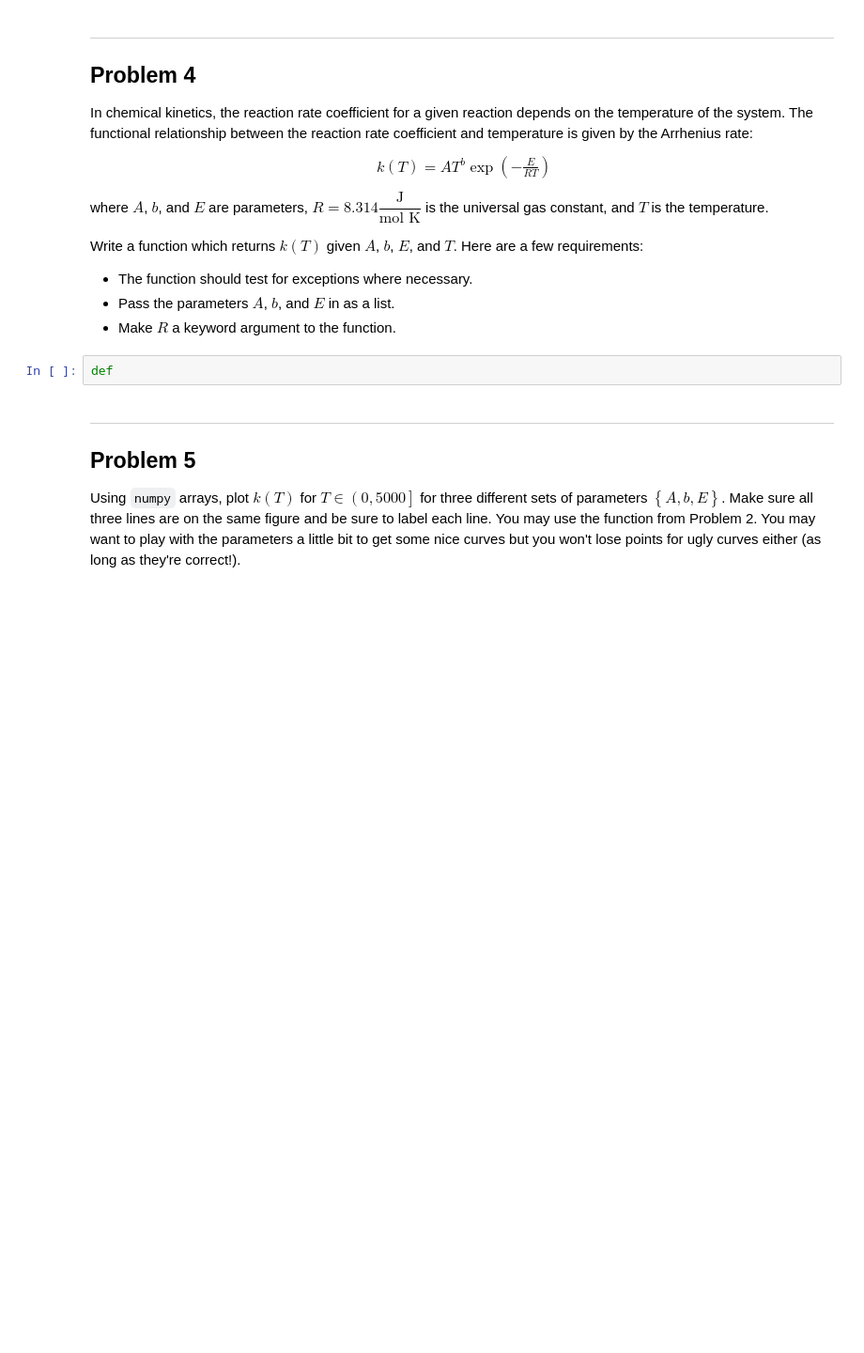
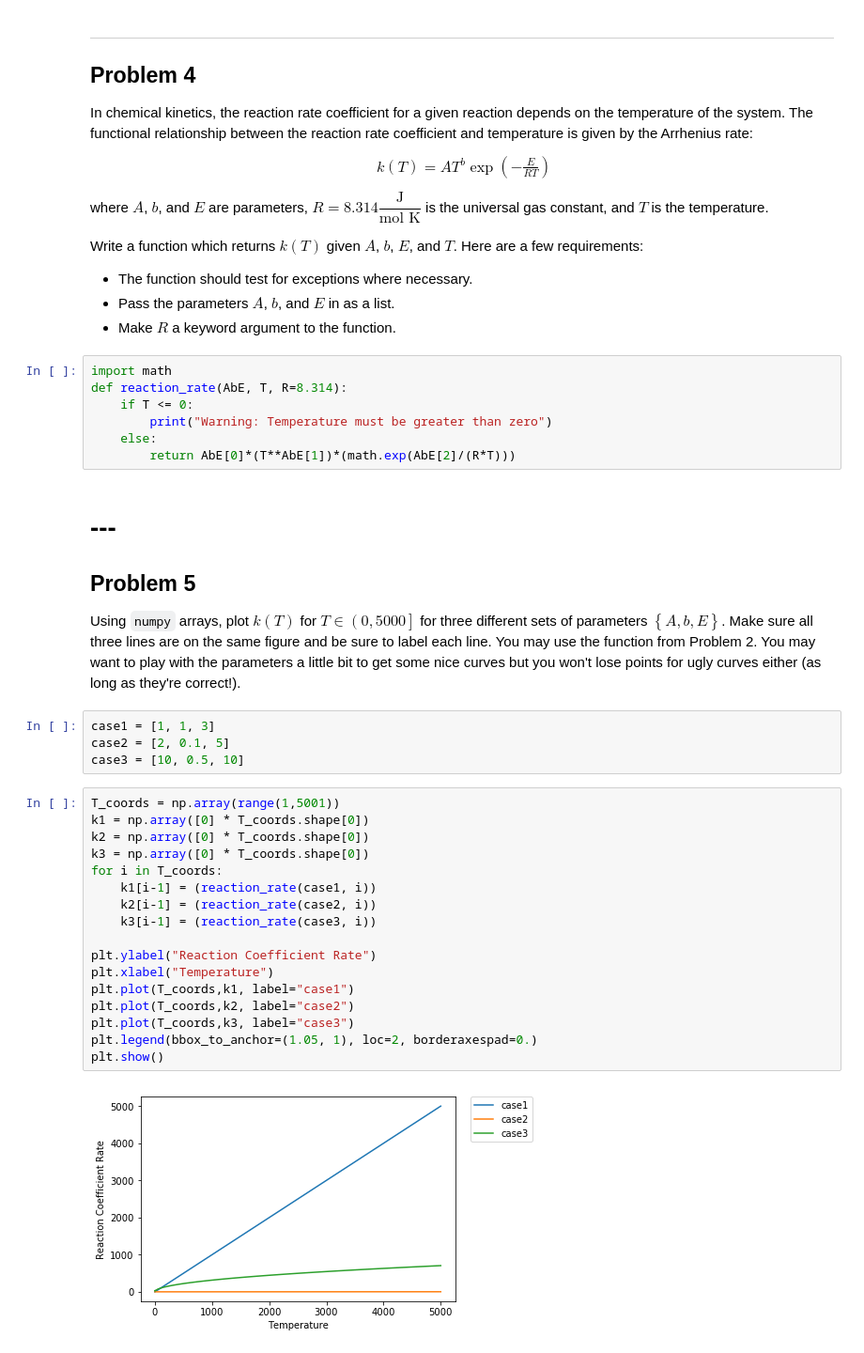
Before and after one commit to kevinzhang99/cs207_yijun_shen, a Jupyter notebook: homeworks/HW3/HW3-final.ipynb, the cells around one changed output. Shown at 94% size. Cells and saved outputs as stored; diff of their text form; blank space fills up the shorter version.

```diff
--- a/homeworks/HW3/HW3-final.ipynb
+++ b/homeworks/HW3/HW3-final.ipynb
@@ -193,9 +212,37 @@ Write a function which returns $k\left(T\right)$ given $A$, $b$, $E$, and $T$.
 * The function should test for exceptions where necessary.
 * Pass the parameters $A$, $b$, and $E$ in as a list.
 * Make $R$ a keyword argument to the function.
-# %%
-def
+# %%
+import math
+def reaction_rate(AbE, T, R=8.314):
+    if T <= 0:
+        print("Warning: Temperature must be greater than zero")
+    else:
+        return AbE[0]*(T**AbE[1])*(math.exp(AbE[2]/(R*T)))
 # %% [markdown]
----
+# ---
 ## Problem 5
 Using `numpy` arrays, plot $k\left(T\right)$ for $T\in\left(0, 5000\right]$ for three different sets of parameters $\left\{A, b, E\right\}$.  Make sure all three lines are on the same figure and be sure to label each line.  You may use the function from Problem 2.  You may want to play with the parameters a little bit to get some nice curves but you won't lose points for ugly curves either (as long as they're correct!).
+# %%
+case1 = [1, 1, 3]
+case2 = [2, 0.1, 5]
+case3 = [10, 0.5, 10]
+# %%
+T_coords = np.array(range(1,5001))
+k1 = np.array([0] * T_coords.shape[0])
+k2 = np.array([0] * T_coords.shape[0])
+k3 = np.array([0] * T_coords.shape[0])
+for i in T_coords:
+    k1[i-1] = (reaction_rate(case1, i))
+    k2[i-1] = (reaction_rate(case2, i))
+    k3[i-1] = (reaction_rate(case3, i))
+
+plt.ylabel("Reaction Coefficient Rate")
+plt.xlabel("Temperature")
+plt.plot(T_coords,k1, label="case1")
+plt.plot(T_coords,k2, label="case2")
+plt.plot(T_coords,k3, label="case3")
+plt.legend(bbox_to_anchor=(1.05, 1), loc=2, borderaxespad=0.)
+plt.show()
+# %% [output]
+[figure, added]
```
Also changed, not shown: parts of 6 cells of this notebook.
